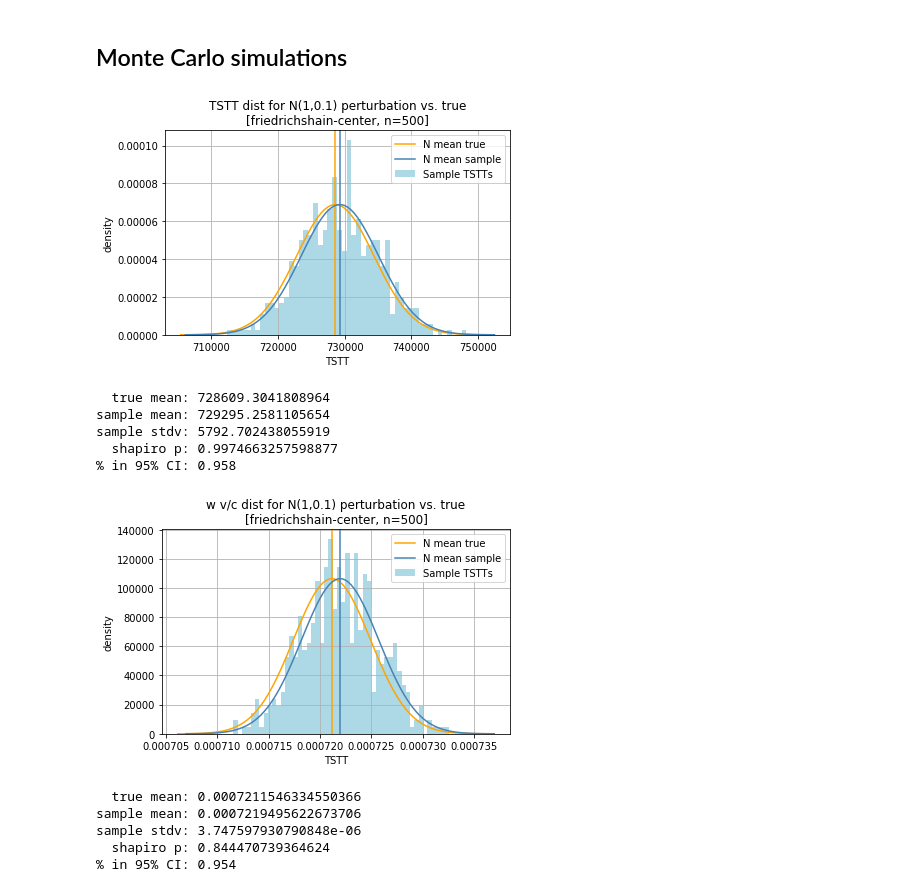
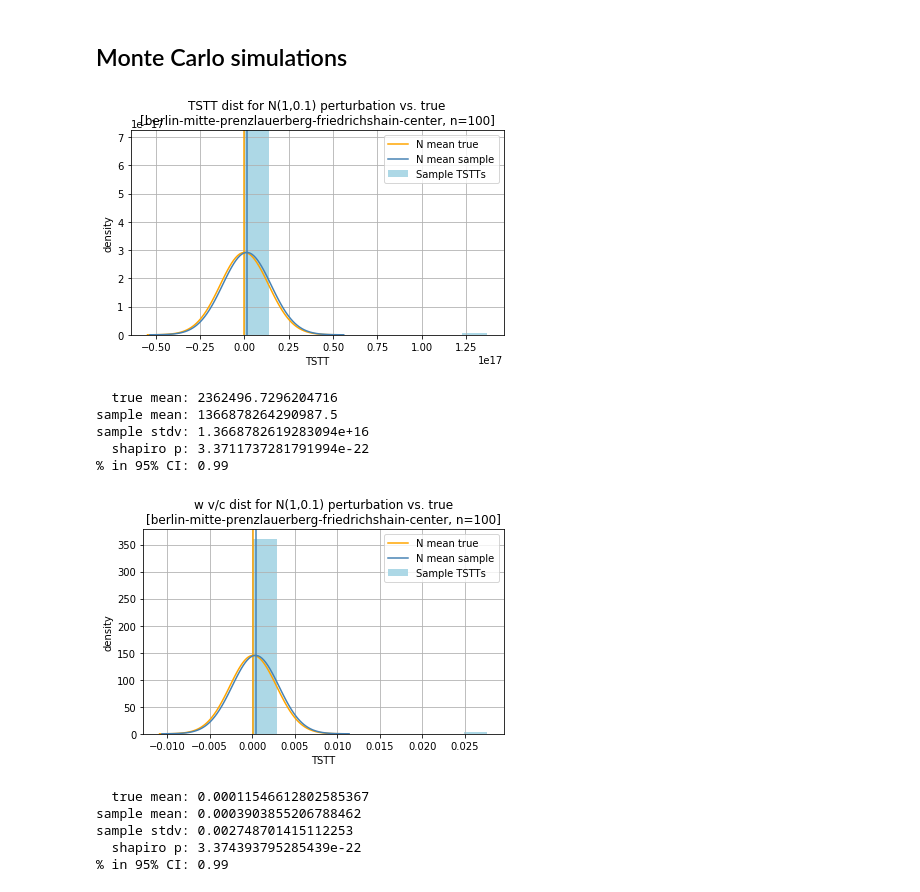
Before and after one commit to CarlinLiao/od-perturbation, a Jupyter notebook: automation.ipynb, the cells around one changed output. Saved outputs shown, nothing was run; the diff lists cells and outputs as text; code cells hidden in the pictures.

```diff
--- a/automation.ipynb
+++ b/automation.ipynb
@@ -50,7 +51,7 @@ def tap_trial(
         _,tstt,congestion = output_reader("full_log.txt", netFileName)
         return tstt,congestion
 
-df, true_tstt, true_wvc = tap_trial("SiouxFalls_net.tntp", "SiouxFalls_trips.tntp", norm_mean=1, norm_sd=0, returnDataFrame=True)
+df, true_tstt, true_wvc = tap_trial("inputs/SiouxFalls_net.tntp", "inputs/SiouxFalls_trips.tntp", norm_mean=1, norm_sd=0, returnDataFrame=True)
 true_tstt, true_wvc
 # %% [output]
 (7480171.248174683, 0.0193951334707874)
@@ -133,8 +134,7 @@ SiouxFalls
 
 ## Scale iterations to match and find unperturbed ("true") network metrics.
 # %%
-net = 'friedrichshain-center'
-#     'berlin-center'
+net = 'berlin-mitte-prenzlauerberg-friedrichshain-center'
 #     'friedrichshain-center'
 #     'berlin-mitte-center'
 #     'berlin-mitte-prenzlauerberg-friedrichshain-center'
@@ -147,8 +147,6 @@ tripsFilename = 'inputs/{}_trips.tntp'.format(net)
 
 n = 500
 if tap_times[net] > 1:
-    n = 40
-elif tap_times[net] > .5:
     n = 100
 elif tap_times[net] > .25:
     n = 200
@@ -184,8 +182,8 @@ def track_ci_width_evo(netFilename, tripsFilename, n=1000):
             }
             for i in range(n):
                 results[mean][sd]['tstts'][i], results[mean][sd]['wvcs'][i] = tap_trial(netFilename, tripsFilename, norm_mean=mean, norm_sd=sd, returnDataFrame=False)
-                results[mean][sd]['tstt_widths'][i] = 4*results[mean][sd]['tstts'][0:i+1].std()
-                results[mean][sd]['wvc_widths'][i] = 4*results[mean][sd]['wvcs'][0:i+1].std()
+                results[mean][sd]['tstt_widths'][i] = 4*results[mean][sd]['tstts'][0:i+1].std()/np.sqrt(i+1)
+                results[mean][sd]['wvc_widths'][i] = 4*results[mean][sd]['wvcs'][0:i+1].std()/np.sqrt(i+1)
 
     # format the results into a DataFrame for easy queryign and csv export
     df_trials = pd.DataFrame(columns=['mean', 'sd', 'tstt', 'congestion'])
@@ -205,13 +203,15 @@ def track_ci_width_evo(netFilename, tripsFilename, n=1000):
                 'tstt_ci_width': results[mean][sd]['tstt_widths'],
                 'congestion_ci_width': results[mean][sd]['wvc_widths']
             })], ignore_index=True)
-    df_trials.to_csv('output/{}_trials.csv'.format(net), index=False)
-    df_ci_evo.to_csv('output/{}_ci_evo.csv'.format(net), index=False)
+    df_trials.to_csv('output/data/{}_trials.csv'.format(net), index=False)
+    df_ci_evo.to_csv('output/data/{}_ci_evo.csv'.format(net), index=False)
     return df_trials, df_ci_evo
 
 try:
-    df_trials = pd.read_csv('output/{}_trials.csv'.format(net))
-    df_ci_evo = pd.read_csv('output/{}_ci_evo.csv'.format(net))
+    # avoid redoing trials by reading from exports if they exist
+    df_trials = pd.read_csv('output/data/{}_trials.csv'.format(net))
+    df_ci_evo = pd.read_csv('output/data/{}_ci_evo.csv'.format(net))
+    n = df_ci_evo['n'].max()+1
 except FileNotFoundError:
     df_trials, df_ci_evo = track_ci_width_evo(netFilename, tripsFilename, n=n)
 df_trials.head()
@@ -267,8 +267,14 @@ plot_ci_width_evo(df_ci_evo, net, plotFilename='output/{}_widths.png'.format(net
 # %%
 means = np.arange(0,2,.25)
 reses = [tap_trial(netFilename, tripsFilename, norm_mean=mean, norm_sd=0, returnDataFrame=False) for mean in means]
-tstts_scaled = np.array([r[0] for r in reses])/true_tstt
+tstts = np.array([r[0] for r in reses])
 congestions = [r[1] for r in reses]
+dfmeans = pd.DataFrame({
+    'mean': means,
+    'tstt': tstts,
+    'congestion': congestions
+})
+dfmeans.to_csv('output/data/{}_trials_means_only.csv'.format(net), index=False)
 # %%
 def tstt_wvc_plot(inputs, tstts, congestions, input_name, net, log_input=False, log_tstt=False, output_fig_name=None):
     fig, ax1 = plt.subplots()
@@ -369,47 +375,47 @@ def test_perturbation_pair(
 
     dft = df.loc[np.isclose(df_trials['mean'],norm_mean) & np.isclose(df_trials['sd'],norm_sd)]
     n = len(dft)
 
     tstts = dft['tstt']
     tstt_mean, tstt_sd = visualize(tstts, tstt_true, plot_true_mean,
                                    img_title='TSTT dist for N({},{}) perturbation vs. true\n[{}, n={}]'.format(norm_mean, norm_sd, net_name, n),
-                                   img_filename='output/{}_tstt_N({},{})_n{}.png'.format(net_name, norm_mean, norm_sd, n), verbose_output=verbose_output)
+                                   img_filename='output/plots/{}_tstt_N({},{})_n{}.png'.format(net_name, norm_mean, norm_sd, n), verbose_output=verbose_output)
     tstt_pvalue = stats.shapiro(tstts)[1]
     if verbose_output:
         print('  shapiro p:', tstt_pvalue)
         print('% in 95% CI:', ((tstts > tstt_mean-2*tstt_sd) & (tstts < tstt_mean+2*tstt_sd)).sum()/len(tstts))
 
     print('')
     wvcs = dft['congestion']
     wvc_mean, wvc_sd = visualize(wvcs, wvc_true, plot_true_mean,
                                  img_title='w v/c dist for N({},{}) perturbation vs. true\n[{}, n={}]'.format(norm_mean, norm_sd, net_name, n),
-                                 img_filename='output/{}_wvc_N({},{})_n{}.png'.format(net_name, norm_mean, norm_sd, n), verbose_output=verbose_output)
+                                 img_filename='output/plots/{}_wvc_N({},{})_n{}.png'.format(net_name, norm_mean, norm_sd, n), verbose_output=verbose_output)
     wvc_pvalue = stats.shapiro(wvcs)[1]
     if verbose_output:
         print('  shapiro p:', wvc_pvalue)
         print('% in 95% CI:', ((wvcs > wvc_mean-2*wvc_sd) & (wvcs < wvc_mean+2*wvc_sd)).sum()/len(wvcs))
 
     return tstt_mean, tstt_sd, tstt_pvalue, wvc_mean, wvc_sd, wvc_pvalue
 
 n1sdp1_tstt_mn, n1sdp1_tstt_sd, n1sdp1_tstt_p, n1sdp1_wvc_mn, n1sdp1_wvc_sd, n1sdp1_wvc_p = test_perturbation_pair(df_trials,
                                                                                                                      1, 0.1,
                                                                                                                      true_tstt, true_wvc,
                                                                                                                      net_name=net,
                                                                                                                      verbose_output=True,
                                                                                                                      return_sample=True)
 # %% [output]
-[figure, old version]
+[figure, new version]
-  true mean: 728609.3041808964
-sample mean: 729295.2581105654
-sample stdv: 5792.702438055919
-  shapiro p: 0.9974663257598877
-% in 95% CI: 0.958
+  true mean: 2362496.7296204716
+sample mean: 1366878264290987.5
+sample stdv: 1.3668782619283094e+16
+  shapiro p: 3.3711737281791994e-22
+% in 95% CI: 0.99
-[figure, old version]
+[figure, new version]
-  true mean: 0.0007211546334550366
-sample mean: 0.0007219495622673706
-sample stdv: 3.747597930790848e-06
-  shapiro p: 0.844470739364624
-% in 95% CI: 0.954
+  true mean: 0.00011546612802585367
+sample mean: 0.0003903855206788462
+sample stdv: 0.002748701415112253
+  shapiro p: 3.374393795285439e-22
+% in 95% CI: 0.99
 # %%
 np5sdp1_tstt_mean, np5sdp1_tstt_sd, np5sdp1_tstt_pv, np5sdp1_wvc_mean, np5sdp1_wvc_sd, np5sdp1_wvc_pv = test_perturbation_pair(df_trials,
                                                                                                                              0.5, 0.1,
```
Also changed, not shown: parts of 14 cells of this notebook.
